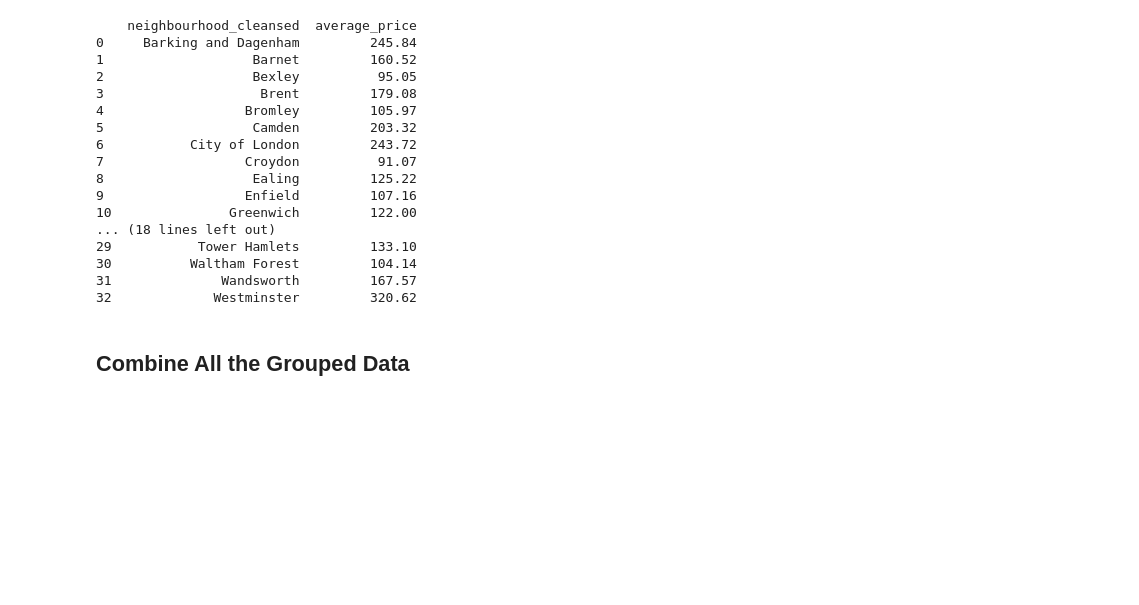
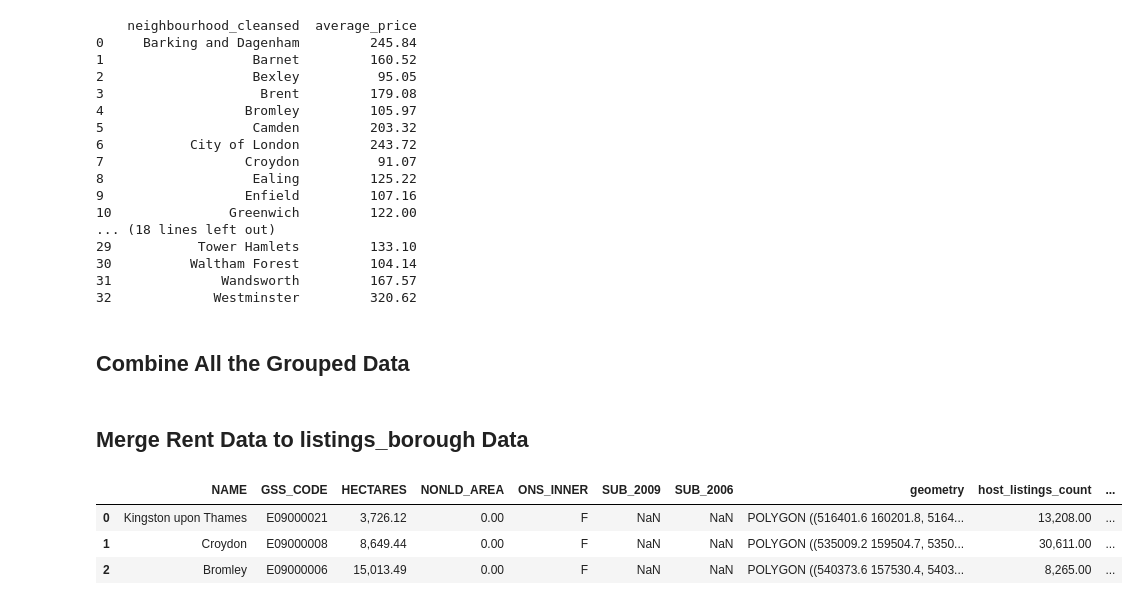
Before and after one commit to parorrr/fsds_group-work, a Jupyter notebook: data_clear(20231213).ipynb, the cells around one changed output. Cells and saved outputs as stored; diff of their text form; code cells hidden in the pictures; blank space fills up the shorter version.

```diff
--- a/data_clear(20231213).ipynb
+++ b/data_clear(20231213).ipynb
@@ -129,0 +142,3 @@ listings.head(3)
+# %%
+rent1 = rent[['New Code', '2021-22']]
+rent1.head(3)
@@ -349,3 +369,16 @@ merged_listings_borough.drop('neighbourhood_cleansed', axis=1, inplace=True)
 merged_listings_borough.drop('neighbourhood_cleansed_x', axis=1, inplace=True)
 merged_listings_borough.drop('neighbourhood_cleansed_y', axis=1, inplace=True)
 merged_listings_borough.to_csv('merged_listings_borough.csv', index=False)
+# %% [markdown]
+## Merge Rent Data to listings_borough Data
+# %%
+listings_borough_rent = merged_listings_borough.merge(rent1, left_on='GSS_CODE', right_on='New Code')
+listings_borough_rent.drop('New Code', axis=1, inplace=True)
+listings_borough_rent.rename(columns={'2021-22': 'rent'}, inplace=True)
+# %%
+listings_borough_rent.head(3)
+# %% [output]
+|  | NAME | GSS_CODE | HECTARES | NONLD_AREA | ONS_INNER | SUB_2009 | SUB_2006 | geometry | host_listings_count | ... |
+| 0 | Kingston upon Thames | E09000021 | 3,726.12 | 0.00 | F | NaN | NaN | POLYGON ((516401.6 160201.8, 5164... | 13,208.00 | ... |
+| 1 | Croydon | E09000008 | 8,649.44 | 0.00 | F | NaN | NaN | POLYGON ((535009.2 159504.7, 5350... | 30,611.00 | ... |
+| 2 | Bromley | E09000006 | 15,013.49 | 0.00 | F | NaN | NaN | POLYGON ((540373.6 157530.4, 5403... | 8,265.00 | ... |
```
Also changed, not shown: parts of 5 cells of this notebook.
